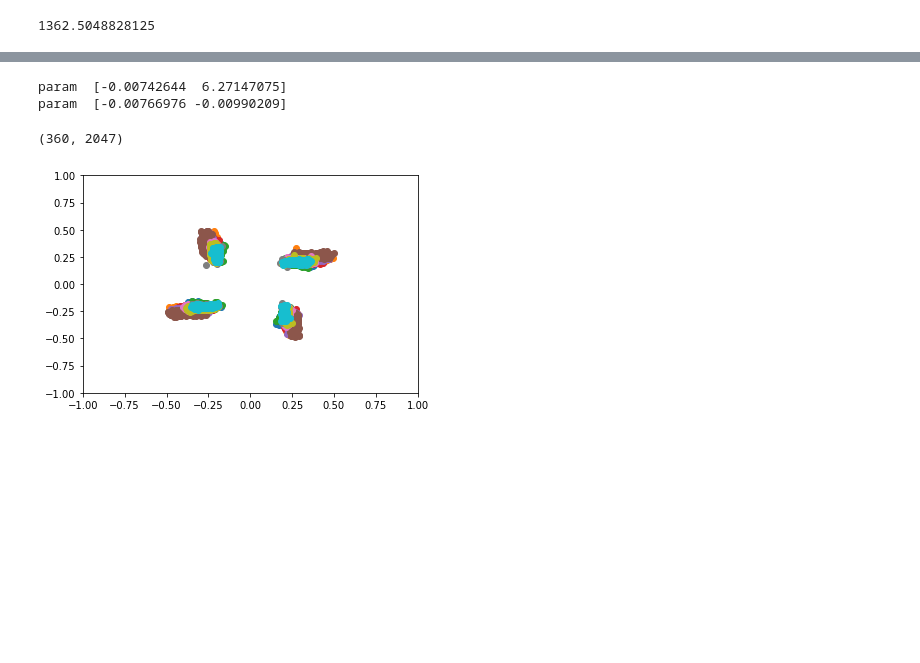
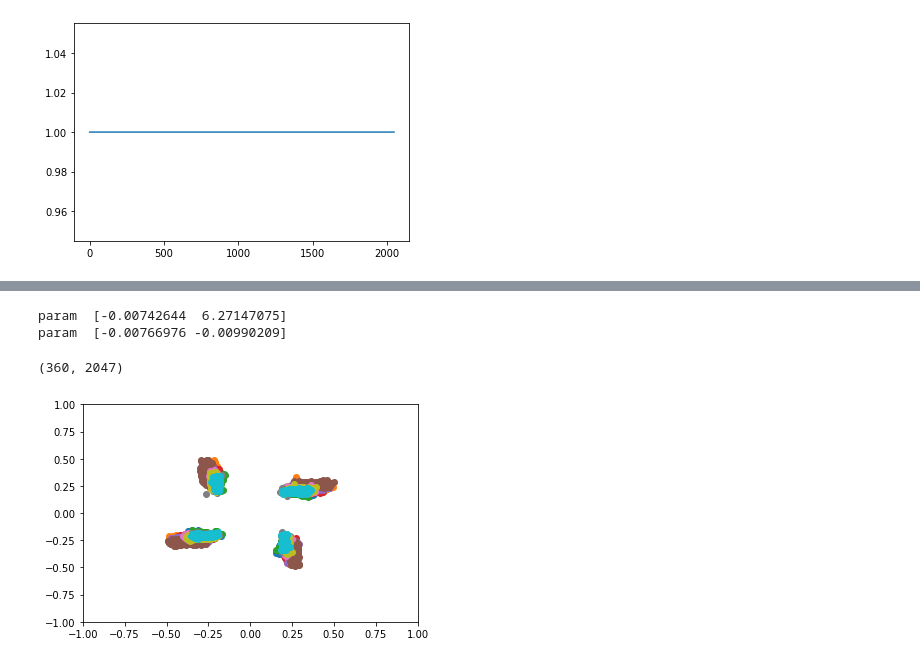
Before and after one commit to kaijunge/CleanNoise_GF3, a Jupyter notebook: Audio Modem 2.ipynb, the cells around one changed output, grey strips where cells are left out. Saved outputs shown, nothing was run; the diff lists cells and outputs as text; code cells hidden in the pictures; blank space fills up the shorter version.

```diff
--- a/Audio Modem 2.ipynb
+++ b/Audio Modem 2.ipynb
@@ -17,7 +15,0 @@ symbols = qpsk(Hamming74(binary))
-# %%
-'''text_file = open("Data_Files/kokoro_bin.txt", "w")
-n = text_file.write(binary)
-text_file.close()'''
-print(len(symbols)/(2048))
-# %% [output]
-1362.5048828125
@@ -23,0 +24,11 @@ print(len(symbols)/(2048))
+# %%
+# Make your instructions
+instruction = []
+for i in range(2047):
+    if i <150000:
+        instruction.append(1)
+    else:
+        instruction.append(0)
+plot_y(instruction)
+# %% [output]
+[figure, added]
```
Also changed, not shown: parts of 34 cells of this notebook, 2 other files.
